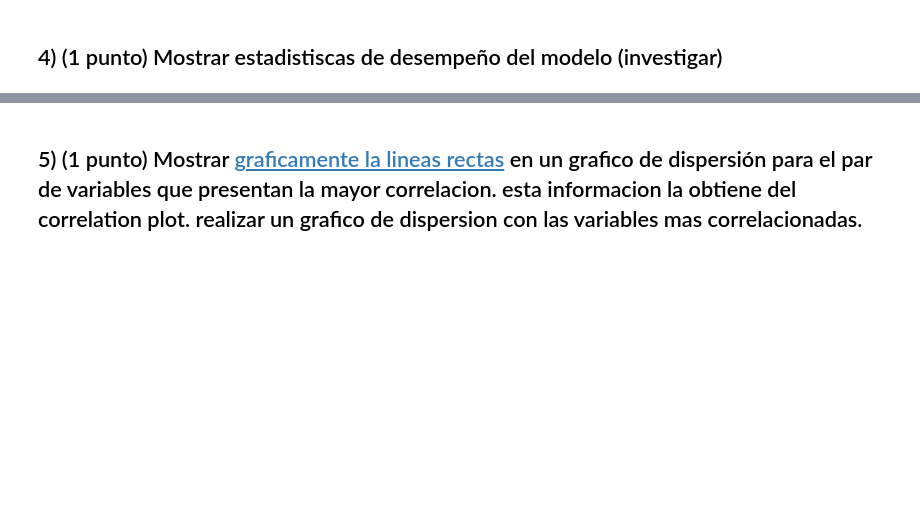
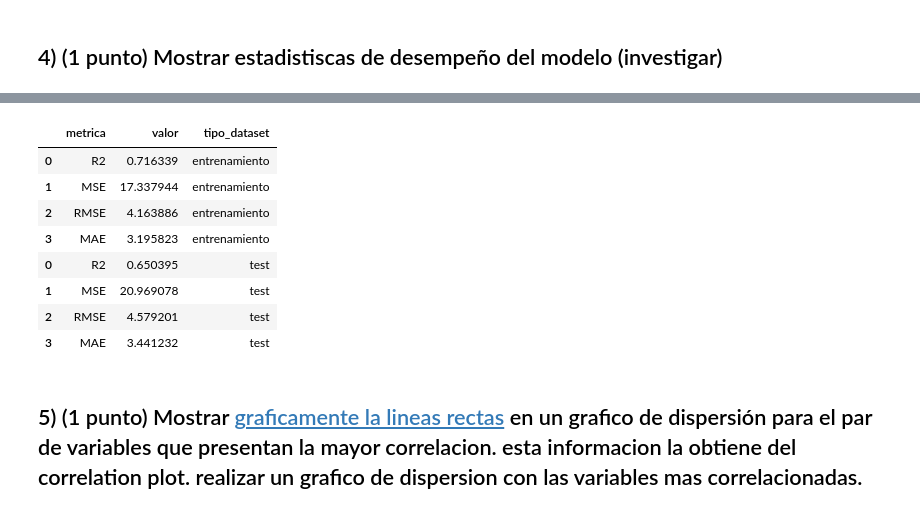
Before and after one commit to VictorSepulveda1994/Minor-Machine-Learning, a Jupyter notebook: S07-Linear-Models/Tarea_regresion_lineal.ipynb, the cells around one changed output, grey strips where cells are left out. Drawn from its saved outputs; the diff is of its cells as text; code cells hidden in the pictures; blank space fills up the shorter version.

```diff
--- a/S07-Linear-Models/Tarea_regresion_lineal.ipynb
+++ b/S07-Linear-Models/Tarea_regresion_lineal.ipynb
@@ -97,0 +150,8 @@ X_train, X_test, y_train, y_test = train_test_split(X, y, test_size=0.20, random
+# %%
+# Dado que las variables 'cylinders' y 'displacement' poseen un P mayor que 0,05
+# Se eliminarán y se reentrenará el modelo.
+X = mpg[['horsepower','weight']]
+y = mpg['mpg']
+X_train, X_test, y_train, y_test = train_test_split(X, y, test_size=0.20, random_state=SEMILLA)
+X_constant = sm.add_constant(X_train)
+lin_reg = sm.OLS(y_train, X_constant).fit()
@@ -98,2 +178,16 @@ X_train, X_test, y_train, y_test = train_test_split(X, y, test_size=0.20, random
 # %% [markdown]
 ## 4) (1 punto) Mostrar estadistiscas de desempeño del modelo (investigar)
+# %%
+# Se creaa una función que las calcule las 4 métricas: R cuadrado, MSE, RMSE, MAE
+def obtener_metricas_performance(y_verdadera, y_predicha, tipo_dataset):
+  r2 = r2_score(y_verdadera, y_predicha)
+  mse = mean_squared_error(y_verdadera, y_predicha)
+  rmse = np.sqrt(mse)
+  mae = mean_absolute_error(y_verdadera, y_predicha)
+  return pd.DataFrame({'metrica': ['R2', 'MSE', 'RMSE', 'MAE'],
+                        'valor':[r2, mse, rmse, mae],
+                        'tipo_dataset':tipo_dataset})
+
+# Predecimos los valores de y con nuestro modelo
+y_train_mpg = lin_reg.predict(X_constant)
+y_train_mpg
@@ -99,0 +207,4 @@ X_train, X_test, y_train, y_test = train_test_split(X, y, test_size=0.20, random
+# %%
+# Obtenemos nuestro dataframe de métricas de performance
+performance_train_mpg = obtener_metricas_performance(y_train, y_train_mpg,'entrenamiento')
+performance_train_mpg
@@ -100,3 +217,24 @@ X_train, X_test, y_train, y_test = train_test_split(X, y, test_size=0.20, random
+# %%
+# Creamos la matrix de X para el modelo de mpg
+X_test_mpg = X_test[['horsepower','weight']]
+X_constant_mpg = sm.add_constant(X_test_mpg)
+# %%
+# Predecimos los valores
+y_test_mpg =  lin_reg.predict(X_constant_mpg)
+# Obtenemos nuestro dataframe de métricas de performance
+performance_test_mpg =obtener_metricas_performance(y_test, y_test_mpg, 'test')
+# Mostramos en conjunto las métricas para entrenamiento y evaluación
+pd.concat([performance_train_mpg,performance_test_mpg])
+# %% [output]
+|  | metrica | valor | tipo_dataset |
+| 0 | R2 | 0.716339 | entrenamiento |
+| 1 | MSE | 17.337944 | entrenamiento |
+| 2 | RMSE | 4.163886 | entrenamiento |
+| 3 | MAE | 3.195823 | entrenamiento |
+| 0 | R2 | 0.650395 | test |
+| 1 | MSE | 20.969078 | test |
+| 2 | RMSE | 4.579201 | test |
+| 3 | MAE | 3.441232 | test |
 # %% [markdown]
 ## 5) (1 punto) Mostrar [graficamente la lineas rectas](https://seaborn.pydata.org/tutorial/regression.html) en un grafico de dispersión para el par de variables que presentan la mayor correlacion. esta informacion la obtiene del correlation plot. realizar un grafico de dispersion con las variables mas correlacionadas.
 # %% [markdown]
```
Also changed, not shown: parts of 11 cells of this notebook.
